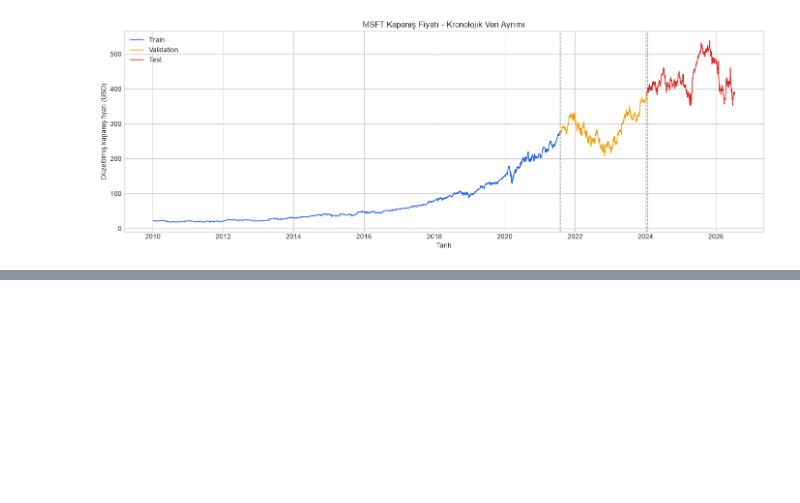
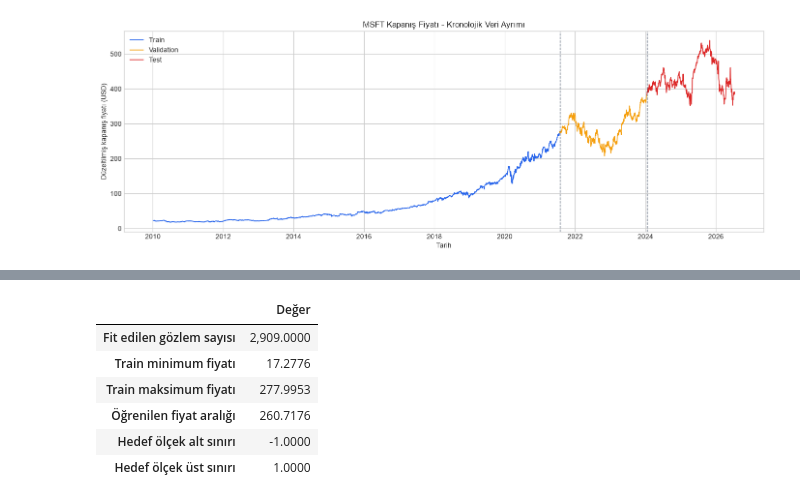
Before and after one commit to bsdburak/MS-Stock-Price-Prediction, a Jupyter notebook: notebooks/02_data_preparation.ipynb, the cells around one changed output, grey strips where cells are left out. Saved outputs shown, nothing was run; the diff lists cells and outputs as text; code cells hidden in the pictures; blank space fills up the shorter version.

```diff
--- a/notebooks/02_data_preparation.ipynb
+++ b/notebooks/02_data_preparation.ipynb
@@ -160,0 +169,39 @@ plt.show()
+# %%
+scaler = MinMaxScaler(feature_range=(-1, 1))
+
+train_scaled = pd.DataFrame(
+    scaler.fit_transform(train_data),
+    index=train_data.index,
+    columns=["Close_Scaled"],
+)
+validation_scaled = pd.DataFrame(
+    scaler.transform(validation_data),
+    index=validation_data.index,
+    columns=["Close_Scaled"],
+)
+test_scaled = pd.DataFrame(
+    scaler.transform(test_data),
+    index=test_data.index,
+    columns=["Close_Scaled"],
+)
+
+scaler_summary = pd.Series(
+    {
+        "Fit edilen gözlem sayısı": scaler.n_samples_seen_,
+        "Train minimum fiyatı": scaler.data_min_[0],
+        "Train maksimum fiyatı": scaler.data_max_[0],
+        "Öğrenilen fiyat aralığı": scaler.data_range_[0],
+        "Hedef ölçek alt sınırı": scaler.feature_range[0],
+        "Hedef ölçek üst sınırı": scaler.feature_range[1],
+    },
+    name="Değer",
+)
+scaler_summary.to_frame()
+# %% [output]
+|  | Değer |
+| Fit edilen gözlem sayısı | 2,909.0000 |
+| Train minimum fiyatı | 17.2776 |
+| Train maksimum fiyatı | 277.9953 |
+| Öğrenilen fiyat aralığı | 260.7176 |
+| Hedef ölçek alt sınırı | -1.0000 |
+| Hedef ölçek üst sınırı | 1.0000 |
```
Also changed, not shown: parts of 7 cells of this notebook.
